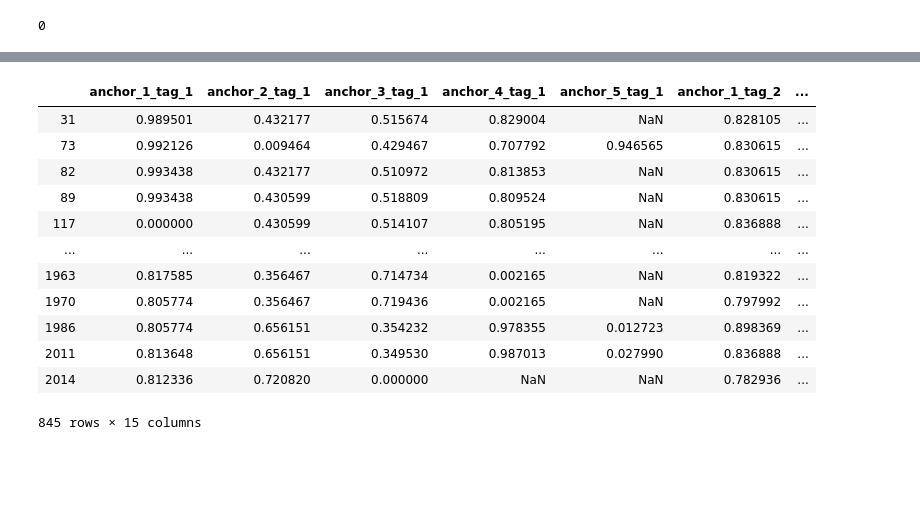
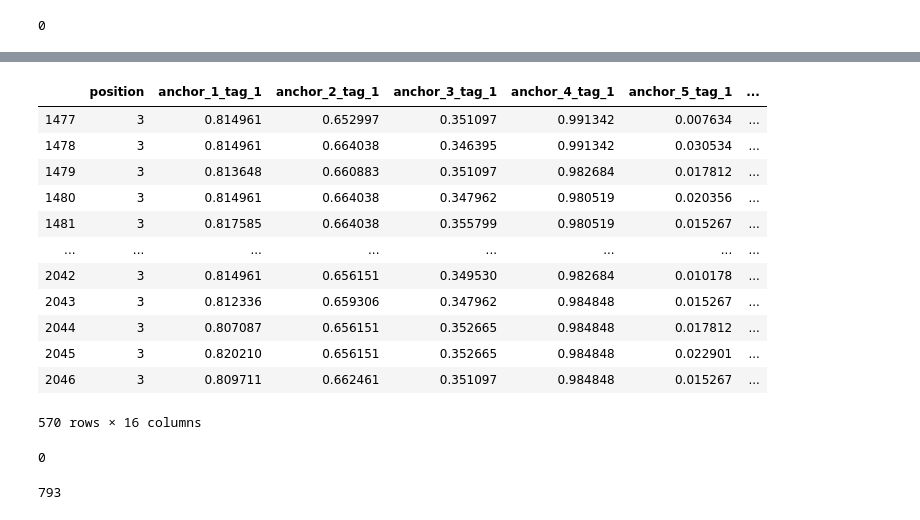
Before and after one commit to shariqak14/indoor_localization, a Jupyter notebook: indoor_localization.ipynb, the cells around one changed output, grey strips where cells are left out. Cells and saved outputs as stored; diff of their text form; code cells hidden in the pictures; blank space fills up the shorter version.

```diff
--- a/indoor_localization.ipynb
+++ b/indoor_localization.ipynb
@@ -239,17 +290,29 @@ Length: 793, dtype: bool
+# %%
+X_train.loc[X_train["position"] == 3] = X_train.query("position == 3").fillna(
+    X_train.query("position == 3").mean()
+)
+# %%
+X_train.query("position == 3")
+# %% [output]
+|  | position | anchor_1_tag_1 | anchor_2_tag_1 | anchor_3_tag_1 | anchor_4_tag_1 | anchor_5_tag_1 | ... |
+| 1477 | 3 | 0.814961 | 0.652997 | 0.351097 | 0.991342 | 0.007634 | ... |
+| 1478 | 3 | 0.814961 | 0.664038 | 0.346395 | 0.991342 | 0.030534 | ... |
+| 1479 | 3 | 0.813648 | 0.660883 | 0.351097 | 0.982684 | 0.017812 | ... |
+| 1480 | 3 | 0.814961 | 0.664038 | 0.347962 | 0.980519 | 0.020356 | ... |
+| 1481 | 3 | 0.817585 | 0.664038 | 0.355799 | 0.980519 | 0.015267 | ... |
+| ... | ... | ... | ... | ... | ... | ... | ... |
+| 2042 | 3 | 0.814961 | 0.656151 | 0.349530 | 0.982684 | 0.010178 | ... |
+| 2043 | 3 | 0.812336 | 0.659306 | 0.347962 | 0.984848 | 0.015267 | ... |
+| 2044 | 3 | 0.807087 | 0.656151 | 0.352665 | 0.984848 | 0.017812 | ... |
+| 2045 | 3 | 0.820210 | 0.656151 | 0.352665 | 0.984848 | 0.022901 | ... |
+| 2046 | 3 | 0.809711 | 0.662461 | 0.351097 | 0.984848 | 0.015267 | ... |
+570 rows × 16 columns
+# %%
+X_train.query("position == 3").isnull().any(axis=1).sum()
+# %% [output]
+0
 # %%
-# Get all rows with one or more null values
-X_train[X_train.isnull().any(axis=1)]
+# How many rows exist with one or more null values?
+X_train.isnull().any(axis=1).sum()
 # %% [output]
-|  | anchor_1_tag_1 | anchor_2_tag_1 | anchor_3_tag_1 | anchor_4_tag_1 | anchor_5_tag_1 | anchor_1_tag_2 | ... |
-| 31 | 0.989501 | 0.432177 | 0.515674 | 0.829004 | NaN | 0.828105 | ... |
-| 73 | 0.992126 | 0.009464 | 0.429467 | 0.707792 | 0.946565 | 0.830615 | ... |
-| 82 | 0.993438 | 0.432177 | 0.510972 | 0.813853 | NaN | 0.830615 | ... |
-| 89 | 0.993438 | 0.430599 | 0.518809 | 0.809524 | NaN | 0.830615 | ... |
-| 117 | 0.000000 | 0.430599 | 0.514107 | 0.805195 | NaN | 0.836888 | ... |
-| ... | ... | ... | ... | ... | ... | ... | ... |
-| 1963 | 0.817585 | 0.356467 | 0.714734 | 0.002165 | NaN | 0.819322 | ... |
-| 1970 | 0.805774 | 0.356467 | 0.719436 | 0.002165 | NaN | 0.797992 | ... |
-| 1986 | 0.805774 | 0.656151 | 0.354232 | 0.978355 | 0.012723 | 0.898369 | ... |
-| 2011 | 0.813648 | 0.656151 | 0.349530 | 0.987013 | 0.027990 | 0.836888 | ... |
-| 2014 | 0.812336 | 0.720820 | 0.000000 | NaN | NaN | 0.782936 | ... |
-845 rows × 15 columns
+793
```
Also changed, not shown: parts of 17 cells of this notebook.
